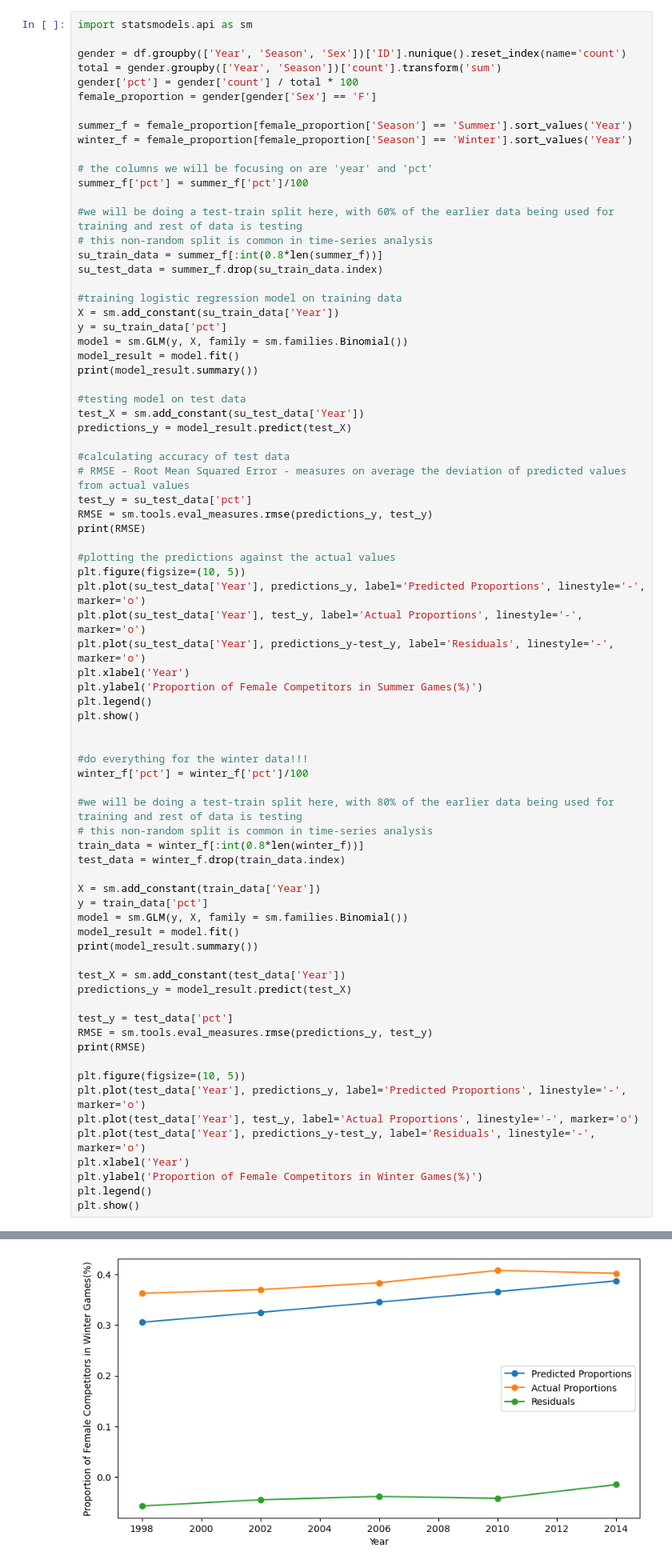
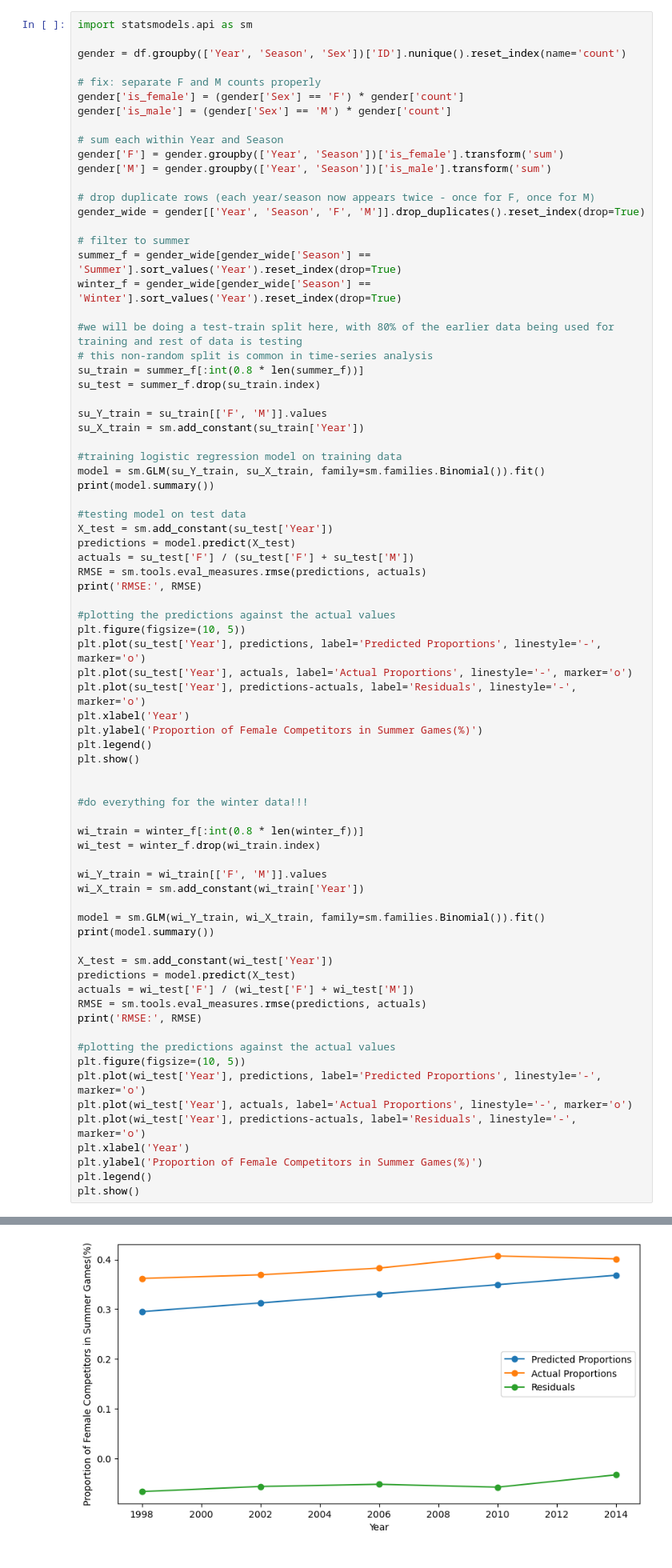
Before and after one commit to ahmed-52/ORIE-3120-Project, a Jupyter notebook: project.ipynb, the cells around one changed output, grey strips where cells are left out. Shown at 80% size. Cells and saved outputs as stored; diff of their text form.

```diff
--- a/project.ipynb
+++ b/project.ipynb
@@ -221,43 +221,46 @@ logistic regression that takes in the previous years proportions of female as y
 import statsmodels.api as sm
 
 gender = df.groupby(['Year', 'Season', 'Sex'])['ID'].nunique().reset_index(name='count')
-total = gender.groupby(['Year', 'Season'])['count'].transform('sum')
-gender['pct'] = gender['count'] / total * 100
-female_proportion = gender[gender['Sex'] == 'F']
 
-summer_f = female_proportion[female_proportion['Season'] == 'Summer'].sort_values('Year')
-winter_f = female_proportion[female_proportion['Season'] == 'Winter'].sort_values('Year')
+# fix: separate F and M counts properly
+gender['is_female'] = (gender['Sex'] == 'F') * gender['count']
+gender['is_male'] = (gender['Sex'] == 'M') * gender['count']
 
-# the columns we will be focusing on are 'year' and 'pct'
-summer_f['pct'] = summer_f['pct']/100
+# sum each within Year and Season
+gender['F'] = gender.groupby(['Year', 'Season'])['is_female'].transform('sum')
+gender['M'] = gender.groupby(['Year', 'Season'])['is_male'].transform('sum')
 
-#we will be doing a test-train split here, with 60% of the earlier data being used for training and rest of data is testing
+# drop duplicate rows (each year/season now appears twice - once for F, once for M)
+gender_wide = gender[['Year', 'Season', 'F', 'M']].drop_duplicates().reset_index(drop=True)
+
+# filter to summer
+summer_f = gender_wide[gender_wide['Season'] == 'Summer'].sort_values('Year').reset_index(drop=True)
+winter_f = gender_wide[gender_wide['Season'] == 'Winter'].sort_values('Year').reset_index(drop=True)
+
+#we will be doing a test-train split here, with 80% of the earlier data being used for training and rest of data is testing
 # this non-random split is common in time-series analysis
-su_train_data = summer_f[:int(0.8*len(summer_f))]
-su_test_data = summer_f.drop(su_train_data.index)
+su_train = summer_f[:int(0.8 * len(summer_f))]
+su_test = summer_f.drop(su_train.index)
+
+su_Y_train = su_train[['F', 'M']].values
+su_X_train = sm.add_constant(su_train['Year'])
 
 #training logistic regression model on training data
-X = sm.add_constant(su_train_data['Year'])
-y = su_train_data['pct']
-model = sm.GLM(y, X, family = sm.families.Binomial())
-model_result = model.fit()
-print(model_result.summary())
+model = sm.GLM(su_Y_train, su_X_train, family=sm.families.Binomial()).fit()
+print(model.summary())
 
 #testing model on test data
-test_X = sm.add_constant(su_test_data['Year'])
-predictions_y = model_result.predict(test_X)
-
-#calculating accuracy of test data
-# RMSE – Root Mean Squared Error - measures on average the deviation of predicted values from actual values
-test_y = su_test_data['pct']
-RMSE = sm.tools.eval_measures.rmse(predictions_y, test_y)
-print(RMSE)
+X_test = sm.add_constant(su_test['Year'])
+predictions = model.predict(X_test)
+actuals = su_test['F'] / (su_test['F'] + su_test['M'])
+RMSE = sm.tools.eval_measures.rmse(predictions, actuals)
+print('RMSE:', RMSE)
 
 #plotting the predictions against the actual values
 plt.figure(figsize=(10, 5))
-plt.plot(su_test_data['Year'], predictions_y, label='Predicted Proportions', linestyle='-', marker='o')
-plt.plot(su_test_data['Year'], test_y, label='Actual Proportions', linestyle='-', marker='o')
-plt.plot(su_test_data['Year'], predictions_y-test_y, label='Residuals', linestyle='-', marker='o')
+plt.plot(su_test['Year'], predictions, label='Predicted Proportions', linestyle='-', marker='o')
+plt.plot(su_test['Year'], actuals, label='Actual Proportions', linestyle='-', marker='o')
+plt.plot(su_test['Year'], predictions-actuals, label='Residuals', linestyle='-', marker='o')
 plt.xlabel('Year')
 plt.ylabel('Proportion of Female Competitors in Summer Games(%)')
 plt.legend()
@@ -265,32 +268,29 @@ plt.show()
 
 
 #do everything for the winter data!!!
-winter_f['pct'] = winter_f['pct']/100
 
-#we will be doing a test-train split here, with 80% of the earlier data being used for training and rest of data is testing
-# this non-random split is common in time-series analysis
-train_data = winter_f[:int(0.8*len(winter_f))]
-test_data = winter_f.drop(train_data.index)
+wi_train = winter_f[:int(0.8 * len(winter_f))]
+wi_test = winter_f.drop(wi_train.index)
 
-X = sm.add_constant(train_data['Year'])
-y = train_data['pct']
-model = sm.GLM(y, X, family = sm.families.Binomial())
-model_result = model.fit()
-print(model_result.summary())
+wi_Y_train = wi_train[['F', 'M']].values
+wi_X_train = sm.add_constant(wi_train['Year'])
 
-test_X = sm.add_constant(test_data['Year'])
-predictions_y = model_result.predict(test_X)
+model = sm.GLM(wi_Y_train, wi_X_train, family=sm.families.Binomial()).fit()
+print(model.summary())
 
-test_y = test_data['pct']
-RMSE = sm.tools.eval_measures.rmse(predictions_y, test_y)
-print(RMSE)
+X_test = sm.add_constant(wi_test['Year'])
+predictions = model.predict(X_test)
+actuals = wi_test['F'] / (wi_test['F'] + wi_test['M'])
+RMSE = sm.tools.eval_measures.rmse(predictions, actuals)
+print('RMSE:', RMSE)
 
+#plotting the predictions against the actual values
 plt.figure(figsize=(10, 5))
-plt.plot(test_data['Year'], predictions_y, label='Predicted Proportions', linestyle='-', marker='o')
-plt.plot(test_data['Year'], test_y, label='Actual Proportions', linestyle='-', marker='o')
-plt.plot(test_data['Year'], predictions_y-test_y, label='Residuals', linestyle='-', marker='o')
+plt.plot(wi_test['Year'], predictions, label='Predicted Proportions', linestyle='-', marker='o')
+plt.plot(wi_test['Year'], actuals, label='Actual Proportions', linestyle='-', marker='o')
+plt.plot(wi_test['Year'], predictions-actuals, label='Residuals', linestyle='-', marker='o')
 plt.xlabel('Year')
-plt.ylabel('Proportion of Female Competitors in Winter Games(%)')
+plt.ylabel('Proportion of Female Competitors in Summer Games(%)')
 plt.legend()
 plt.show()
 # %% [output]
@@ -334 +334 @@ Year           0.0226      0.032      0.704      0.482      -0.040       0.085
-[figure, old version]
+[figure, new version]
```
Also changed, not shown: parts of 12 cells of this notebook.
